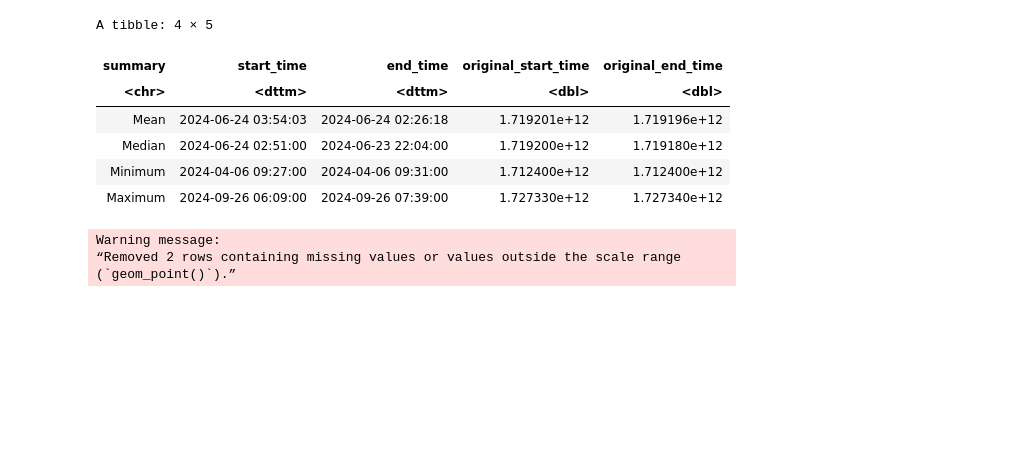
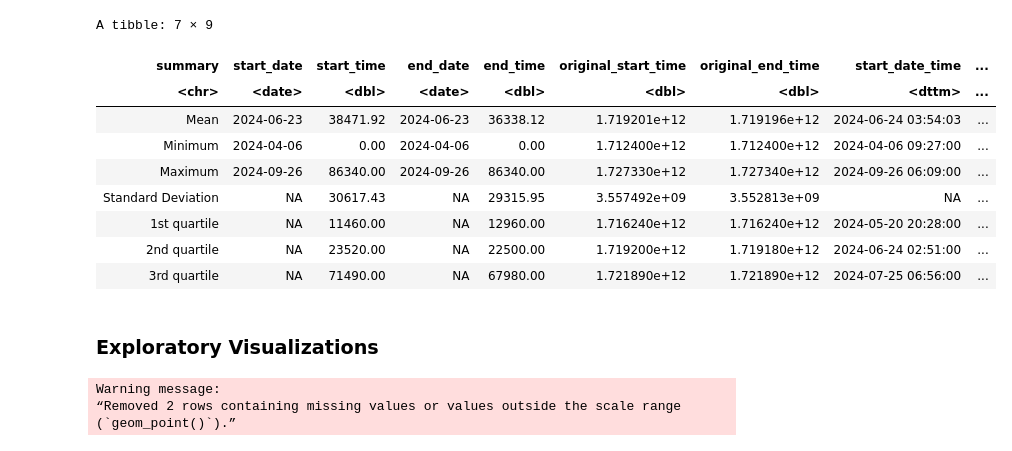
Before and after one commit to n-b-t/DSCI-100-Project-individual-, a Jupyter notebook: Planning_Report.ipynb, the cells around one changed output. Drawn from its saved outputs; the diff is of its cells as text; code cells hidden in the pictures; blank space fills up the shorter version.

```diff
--- a/Planning_Report.ipynb
+++ b/Planning_Report.ipynb
@@ -50,14 +62,17 @@ A tibble: 6 × 7
 | Regular | TRUE | 7dc01f10bf20671ecfccdac23812b1b41... | 0.1 | Kylie | Male | 21 |
 | Amateur | TRUE | f58aad5996a435f16b0284a3b267f973f... | 0.0 | Adrian | Female | 17 |
 # %%
-library(tidyverse)
 sessions_url <- "https://raw.githubusercontent.com/n-b-t/DSCI-100-Project-individual-/refs/heads/main/data/sessions.csv"
 sessions_data <- read_csv(sessions_url)
 
 sessions_tidy <- sessions_data |>
-                mutate(start_time = dmy_hm(start_time), end_time = dmy_hm(end_time))
-
-
+                mutate(start_date_time = dmy_hm(start_time), #dttm column with date and time together
+                       end_date_time = dmy_hm(end_time)) |>
+                separate(start_time, into = c("start_date", "start_time"), sep = " ") |> #seperate date and time columns
+                separate(end_time, into = c("end_date", "end_time"), sep = " ") |>
+                mutate(start_date = dmy(start_date), start_time = as.duration(hm(start_time)), #covert seperated date and time
+                       end_date = dmy(end_date), end_time = as.duration(hm(end_time)))         #into type date and period
+#start_time and end_time columns are still time since midnight (00:00)
 head(sessions_tidy)
 # %% [output]
 Rows: 1535 Columns: 5
@@ -111,22 +192,43 @@ A tibble: 4 × 3
 # %%
-session_tidy_times <- sessions_tidy |> select(start_time, end_time, original_start_time, original_end_time)
+session_tidy_times <- sessions_tidy |> select(-hashedEmail)
 
-sessions_tidy_summaries <- bind_cols(summary = c("Mean", "Median","Minimum","Maximum"),
-                                    bind_rows(map_df(session_tidy_times, mean, na.rm = TRUE),
-                                            map_df(session_tidy_times, median, na.rm = TRUE),
-                                            map_df(session_tidy_times, min, na.rm = TRUE),
-                                            map_df(session_tidy_times, max, na.rm = TRUE))) |>
-                                    mutate(across(c(original_start_time, original_end_time),
-                                                  round, 2))
+sessions_tidy_summaries <-
+    bind_cols(summary = c("Mean", "Minimum","Maximum","Standard Deviation","1st quartile", "2nd quartile", "3rd quartile"), #statistic
+                bind_rows(map_df(session_tidy_times, mean, na.rm = TRUE), #mean
+                          map_df(session_tidy_times, range, na.rm = TRUE), #min & max
+                          map_df(session_tidy_times |>
+                                 select(start_time, end_time, original_start_time, original_end_time),
+                                 sd, na.rm = TRUE),
+                           tibble(start_time = as.double(quantile(pull(session_tidy_times,start_time), #quartiles
+                                                        c(0.25, 0.5, 0.75), na.rm = TRUE)),
+                                  end_time = as.double(quantile(pull(session_tidy_times,end_time),
+                                                     c(0.25, 0.5, 0.75), na.rm = TRUE)),
+                                  start_date_time = (quantile(pull(session_tidy_times,start_date_time),
+                                                     c(0.25, 0.5, 0.75), na.rm = TRUE)),
+                                  end_date_time = (quantile(pull(session_tidy_times,end_date_time),
+                                                     c(0.25, 0.5, 0.75), na.rm = TRUE)),
+                                 original_start_time = quantile(pull(session_tidy_times,original_start_time),
+                                                                c(0.25, 0.5, 0.75), na.rm = TRUE),
+                                 original_end_time = quantile(pull(session_tidy_times,original_end_time),
+                                                              c(0.25, 0.5, 0.75), na.rm = TRUE))))
+
+#unable to find clear way to compute quartiles of <date> variables AND display them as <date>
+#nor compute standard deviation of non double types
+
 sessions_tidy_summaries
 # %% [output]
-A tibble: 4 × 5
+A tibble: 7 × 9
-| summary | start_time | end_time | original_start_time | original_end_time |
-| <chr> | <dttm> | <dttm> | <dbl> | <dbl> |
-| Mean | 2024-06-24 03:54:03 | 2024-06-24 02:26:18 | 1.719201e+12 | 1.719196e+12 |
-| Median | 2024-06-24 02:51:00 | 2024-06-23 22:04:00 | 1.719200e+12 | 1.719180e+12 |
-| Minimum | 2024-04-06 09:27:00 | 2024-04-06 09:31:00 | 1.712400e+12 | 1.712400e+12 |
-| Maximum | 2024-09-26 06:09:00 | 2024-09-26 07:39:00 | 1.727330e+12 | 1.727340e+12 |
+| summary | start_date | start_time | end_date | end_time | original_start_time | original_end_time | start_date_time | ... |
+| <chr> | <date> | <dbl> | <date> | <dbl> | <dbl> | <dbl> | <dttm> | ... |
+| Mean | 2024-06-23 | 38471.92 | 2024-06-23 | 36338.12 | 1.719201e+12 | 1.719196e+12 | 2024-06-24 03:54:03 | ... |
+| Minimum | 2024-04-06 | 0.00 | 2024-04-06 | 0.00 | 1.712400e+12 | 1.712400e+12 | 2024-04-06 09:27:00 | ... |
+| Maximum | 2024-09-26 | 86340.00 | 2024-09-26 | 86340.00 | 1.727330e+12 | 1.727340e+12 | 2024-09-26 06:09:00 | ... |
+| Standard Deviation | NA | 30617.43 | NA | 29315.95 | 3.557492e+09 | 3.552813e+09 | NA | ... |
+| 1st quartile | NA | 11460.00 | NA | 12960.00 | 1.716240e+12 | 1.716240e+12 | 2024-05-20 20:28:00 | ... |
+| 2nd quartile | NA | 23520.00 | NA | 22500.00 | 1.719200e+12 | 1.719180e+12 | 2024-06-24 02:51:00 | ... |
+| 3rd quartile | NA | 71490.00 | NA | 67980.00 | 1.721890e+12 | 1.721890e+12 | 2024-07-25 06:56:00 | ... |
+# %% [markdown]
+### Exploratory Visualizations
 # %%
 options(repr.plot.width = 8, repr.plot.height = 8)
 age_plot <- player_data |>
```
Also changed, not shown: parts of 15 cells of this notebook.
